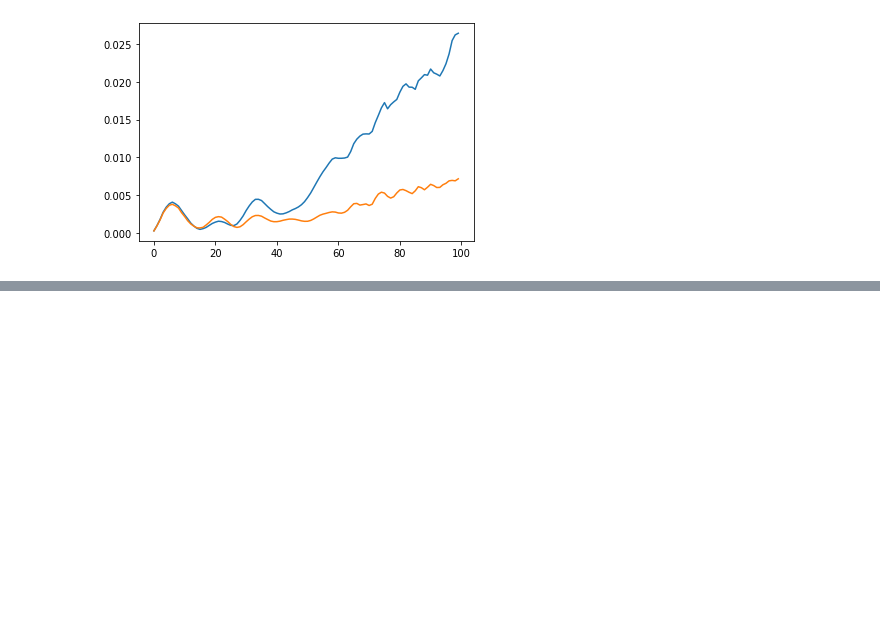
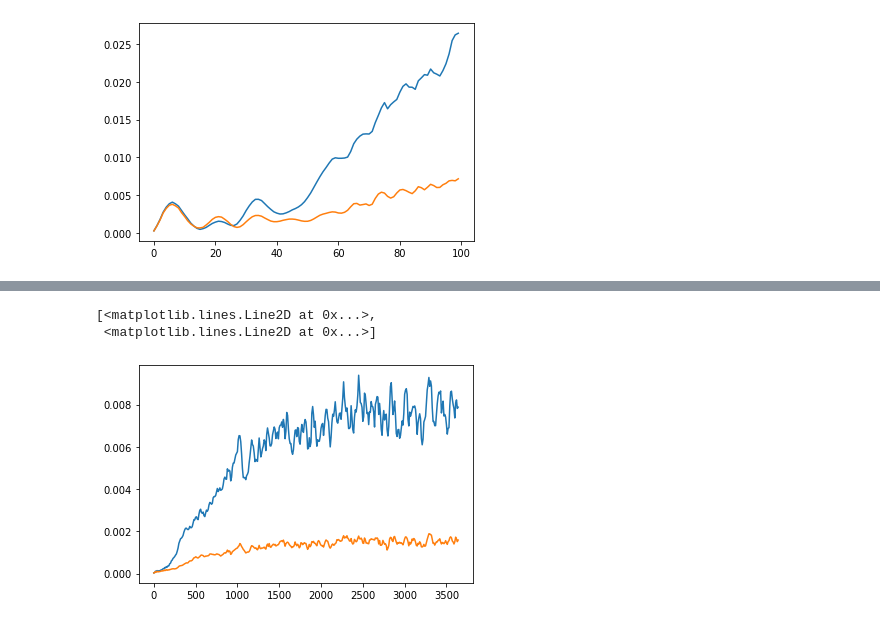
Before and after one commit to hmkhatri/Scripts, a Jupyter notebook: MOM6_idealised/test.ipynb, the cells around one changed output, grey strips where cells are left out. Saved outputs shown, nothing was run; the diff lists cells and outputs as text; code cells hidden in the pictures; blank space fills up the shorter version.

```diff
--- a/MOM6_idealised/test.ipynb
+++ b/MOM6_idealised/test.ipynb
@@ -71,0 +120,9 @@ ds.close()
+# %%
+um = (ds.u)**2
+um = um.mean({'yh','xq'})
+# %%
+plt.plot(np.arange(0,3650, 10), um)
+# %% [output]
+[<matplotlib.lines.Line2D at 0x...>,
+ <matplotlib.lines.Line2D at 0x...>]
+[figure, added]
```
Also changed, not shown: parts of 7 cells of this notebook, 2 other files.
